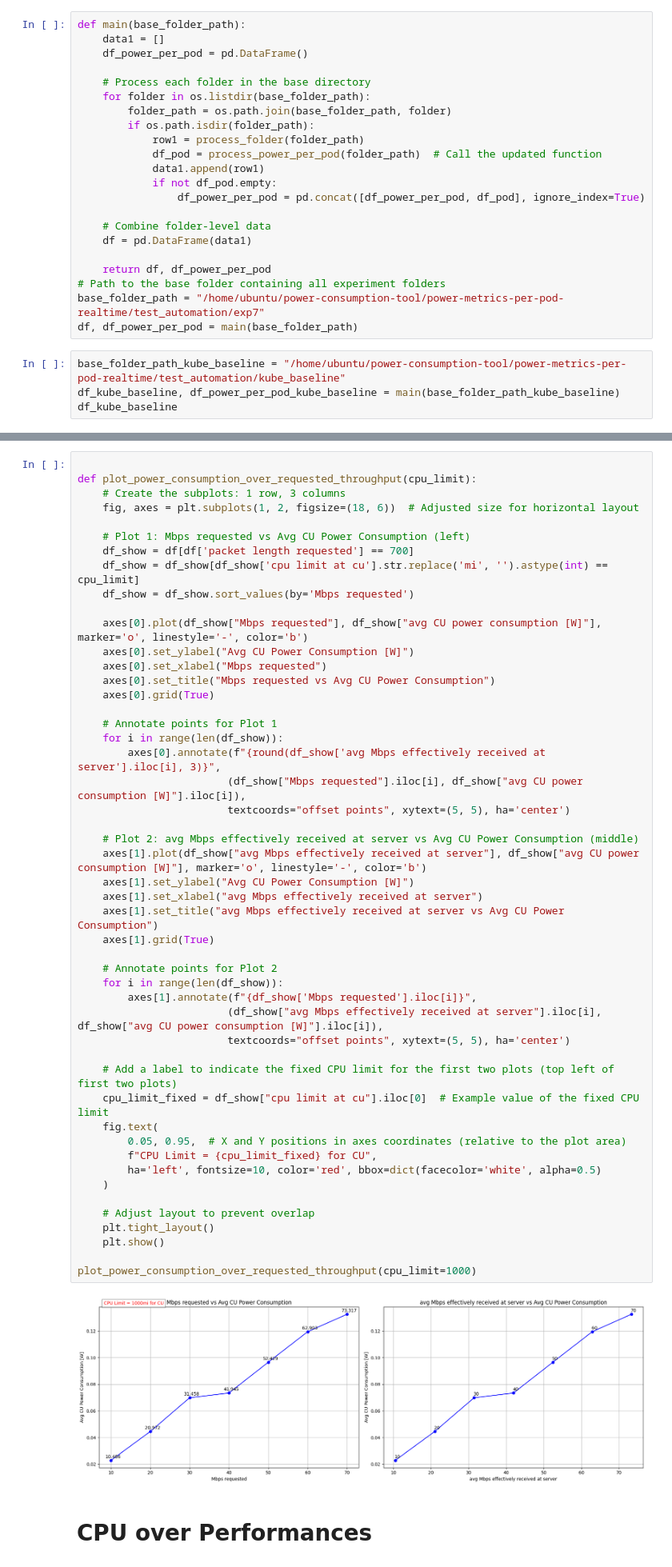
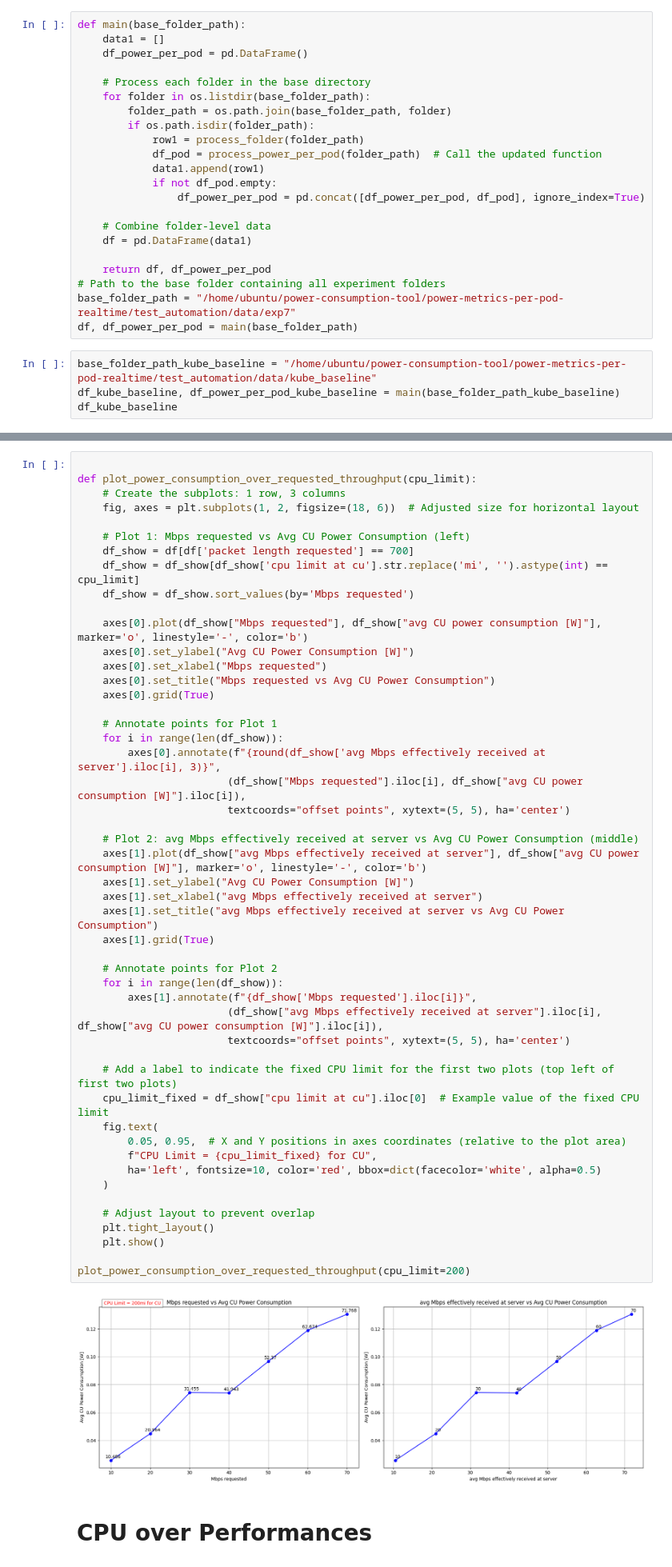
Before and after one commit to RootLeo00/Dynamic-Scaling-Policy-Energy-5G-ORAN, a Jupyter notebook: power-metrics-per-pod-realtime/cpu_iperf.ipynb, the cells around one changed output, grey strips where cells are left out. Shown at 80% size. Drawn from its saved outputs; the diff is of its cells as text.

```diff
--- a/power-metrics-per-pod-realtime/cpu_iperf.ipynb
+++ b/power-metrics-per-pod-realtime/cpu_iperf.ipynb
@@ -196,10 +196,10 @@ def main(base_folder_path):
 
     return df, df_power_per_pod
 # Path to the base folder containing all experiment folders
-base_folder_path = "/home/ubuntu/power-consumption-tool/power-metrics-per-pod-realtime/test_automation/exp7"
+base_folder_path = "/home/ubuntu/power-consumption-tool/power-metrics-per-pod-realtime/test_automation/data/exp7"
 df, df_power_per_pod = main(base_folder_path)
 # %%
-base_folder_path_kube_baseline = "/home/ubuntu/power-consumption-tool/power-metrics-per-pod-realtime/test_automation/kube_baseline"
+base_folder_path_kube_baseline = "/home/ubuntu/power-consumption-tool/power-metrics-per-pod-realtime/test_automation/data/kube_baseline"
 df_kube_baseline, df_power_per_pod_kube_baseline = main(base_folder_path_kube_baseline)
 df_kube_baseline
 # %% [output]
@@ -312,35 +312,35 @@ def plot_power_consumption_over_requested_throughput(cpu_limit):
         axes[0].annotate(f"{round(df_show['avg Mbps effectively received at server'].iloc[i], 3)}",
                         (df_show["Mbps requested"].iloc[i], df_show["avg CU power consumption [W]"].iloc[i]),
                         textcoords="offset points", xytext=(5, 5), ha='center')
 
     # Plot 2: avg Mbps effectively received at server vs Avg CU Power Consumption (middle)
     axes[1].plot(df_show["avg Mbps effectively received at server"], df_show["avg CU power consumption [W]"], marker='o', linestyle='-', color='b')
     axes[1].set_ylabel("Avg CU Power Consumption [W]")
     axes[1].set_xlabel("avg Mbps effectively received at server")
     axes[1].set_title("avg Mbps effectively received at server vs Avg CU Power Consumption")
     axes[1].grid(True)
 
     # Annotate points for Plot 2
     for i in range(len(df_show)):
         axes[1].annotate(f"{df_show['Mbps requested'].iloc[i]}",
                         (df_show["avg Mbps effectively received at server"].iloc[i], df_show["avg CU power consumption [W]"].iloc[i]),
                         textcoords="offset points", xytext=(5, 5), ha='center')
 
     # Add a label to indicate the fixed CPU limit for the first two plots (top left of first two plots)
     cpu_limit_fixed = df_show["cpu limit at cu"].iloc[0]  # Example value of the fixed CPU limit
     fig.text(
         0.05, 0.95,  # X and Y positions in axes coordinates (relative to the plot area)
         f"CPU Limit = {cpu_limit_fixed} for CU",
         ha='left', fontsize=10, color='red', bbox=dict(facecolor='white', alpha=0.5)
     )
 
     # Adjust layout to prevent overlap
     plt.tight_layout()
     plt.show()
 
-plot_power_consumption_over_requested_throughput(cpu_limit=1000)
+plot_power_consumption_over_requested_throughput(cpu_limit=200)
 # %% [output]
-[figure, old version]
+[figure, new version]
 # %% [markdown]
 # CPU over Performances
 # %%
```
Also changed, not shown: parts of 8 cells of this notebook.
